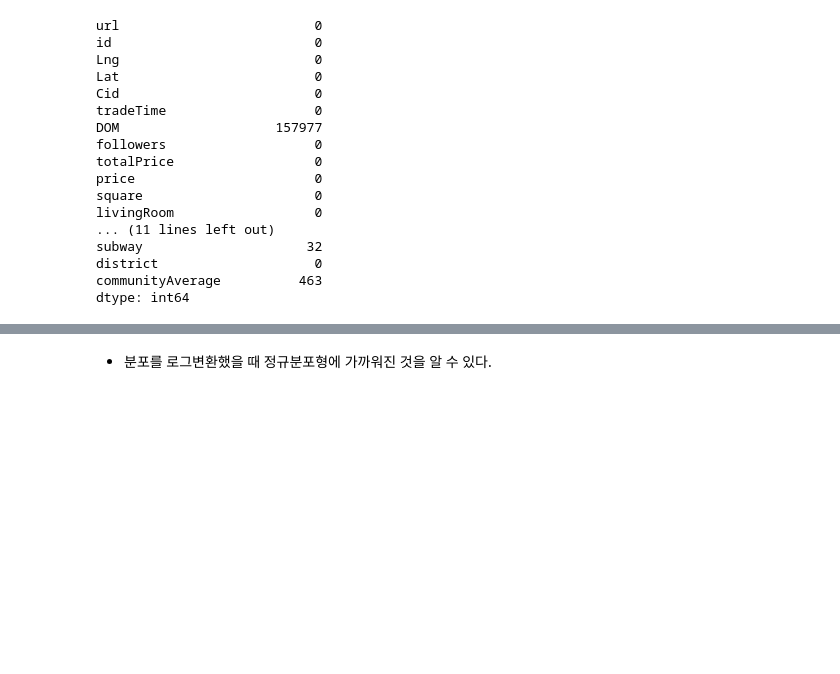
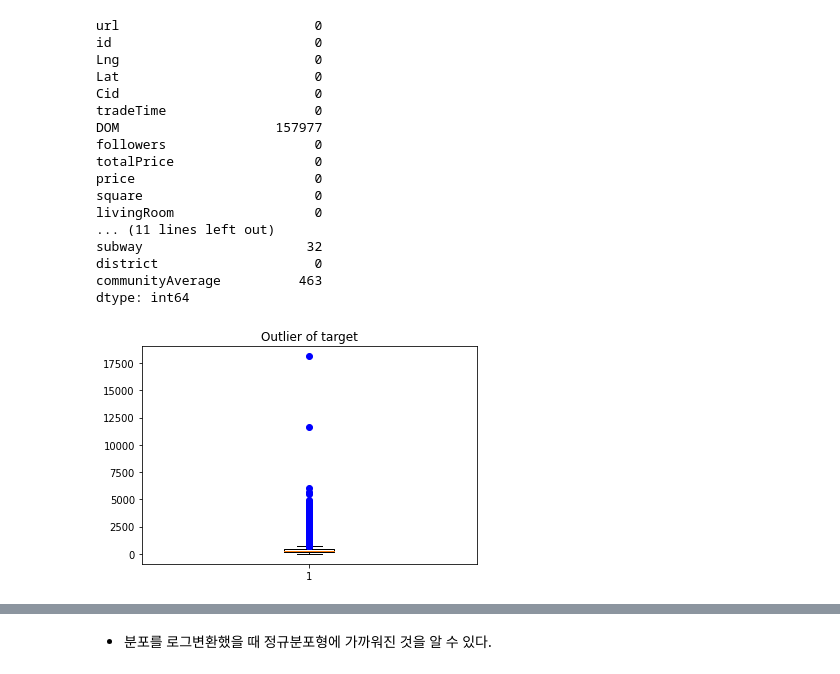
Before and after one commit to blacktruth513/CodeStates_Project, a Jupyter notebook: Section2_Project.ipynb, the cells around one changed output, grey strips where cells are left out. Cells and saved outputs as stored; diff of their text form; code cells hidden in the pictures; blank space fills up the shorter version.

```diff
--- a/Section2_Project.ipynb
+++ b/Section2_Project.ipynb
@@ -169,3 +189,10 @@ subway                     32
 district                    0
 communityAverage          463
 dtype: int64
+# %%
+#이상값 확인
+plt.title('Outlier of target')
+plt.boxplot(df['totalPrice'], sym='bo')
+plt.show()
+# %% [output]
+[figure, added]
```
Also changed, not shown: parts of 65 cells of this notebook.
